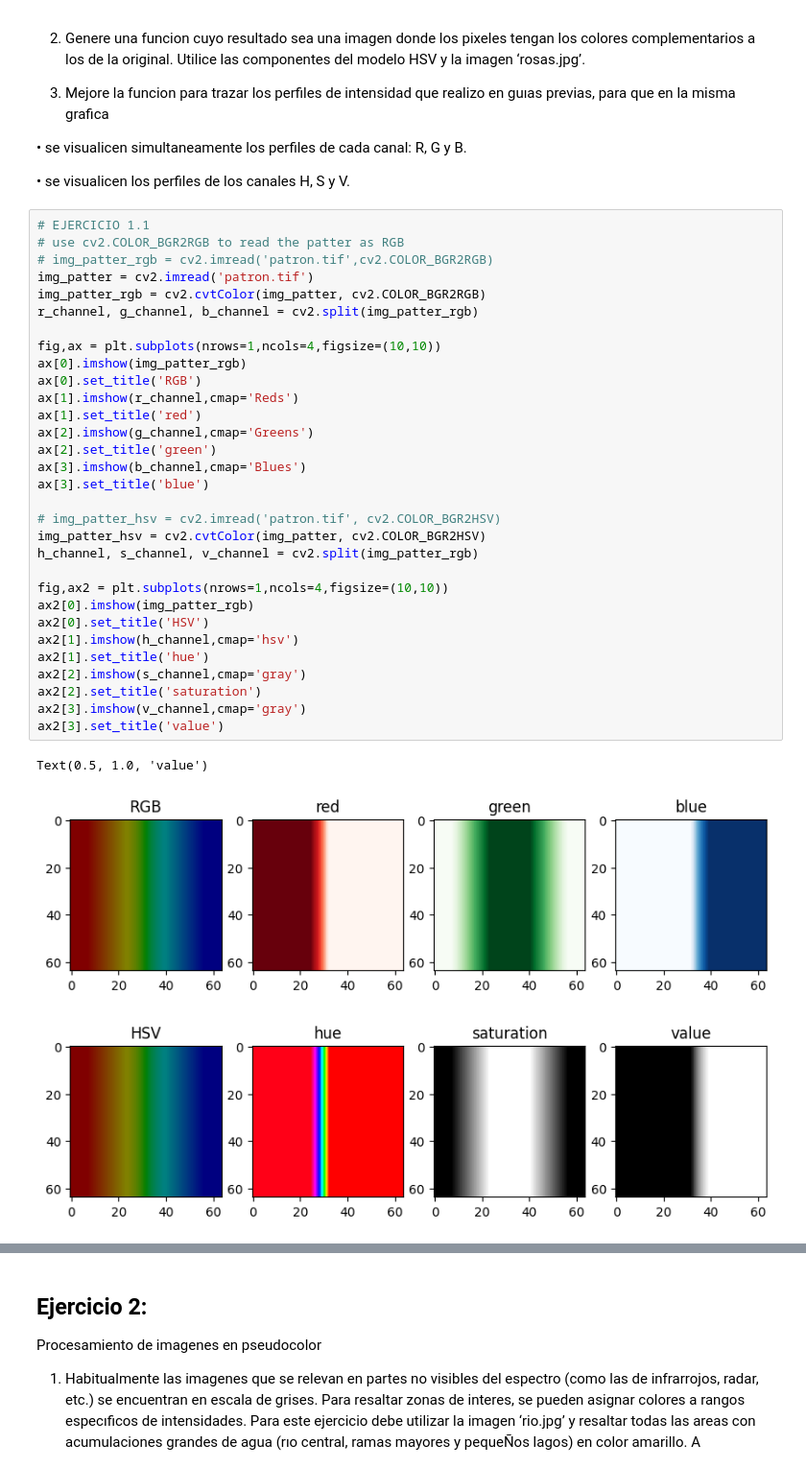
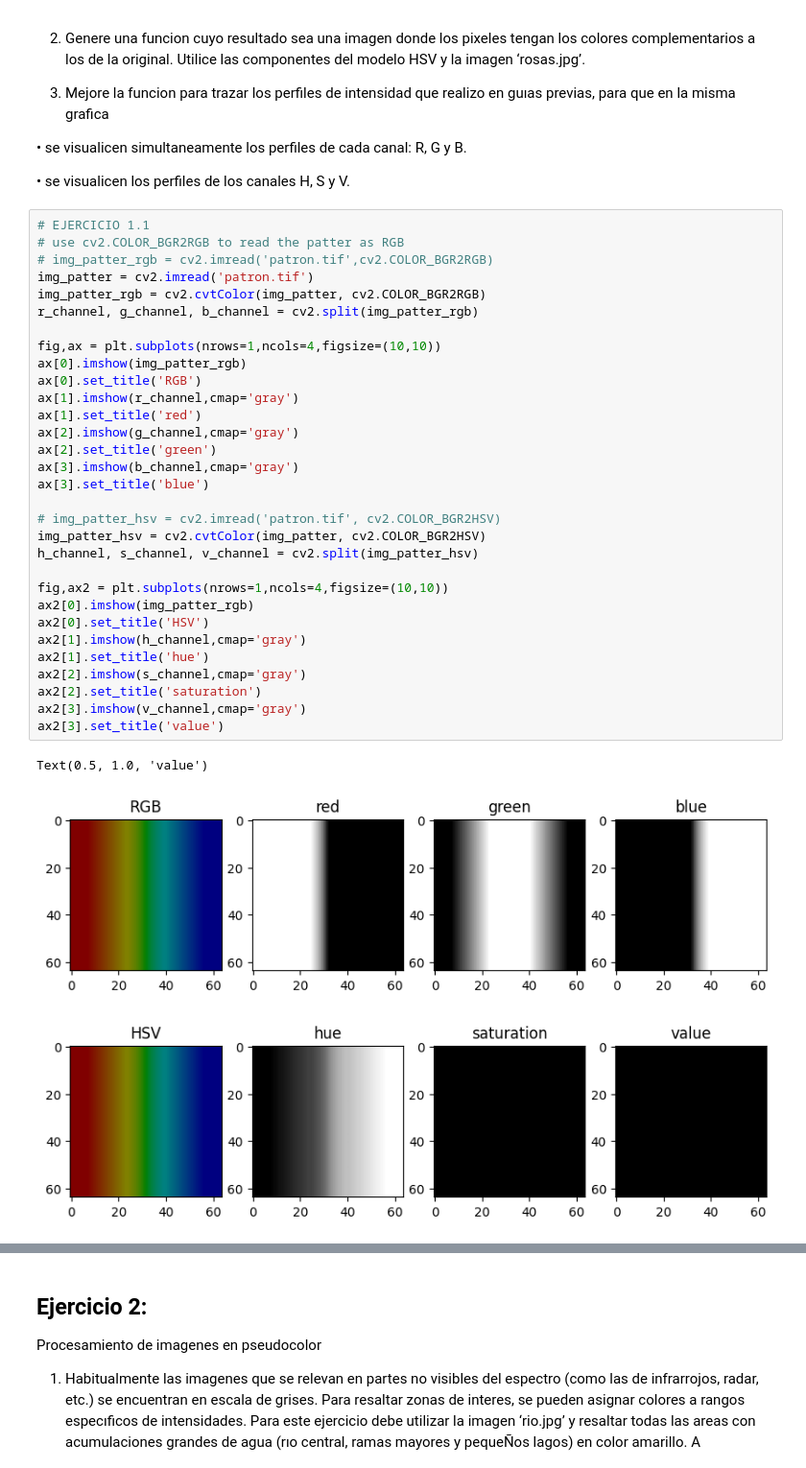
Before and after one commit to aguusandy/pdi-2024, a Jupyter notebook: Unidad4_PDI_color.ipynb, the cells around one changed output, grey strips where cells are left out. Shown at 96% size. Drawn from its saved outputs; the diff is of its cells as text.

```diff
--- a/Unidad4_PDI_color.ipynb
+++ b/Unidad4_PDI_color.ipynb
@@ -44,35 +44,35 @@ Modelos de color y analisis
 # %%
 # EJERCICIO 1.1
 # use cv2.COLOR_BGR2RGB to read the patter as RGB
 # img_patter_rgb = cv2.imread('patron.tif',cv2.COLOR_BGR2RGB)
 img_patter = cv2.imread('patron.tif')
 img_patter_rgb = cv2.cvtColor(img_patter, cv2.COLOR_BGR2RGB)
 r_channel, g_channel, b_channel = cv2.split(img_patter_rgb)
 
 fig,ax = plt.subplots(nrows=1,ncols=4,figsize=(10,10))
 ax[0].imshow(img_patter_rgb)
 ax[0].set_title('RGB')
-ax[1].imshow(r_channel,cmap='Reds')
+ax[1].imshow(r_channel,cmap='gray')
 ax[1].set_title('red')
-ax[2].imshow(g_channel,cmap='Greens')
+ax[2].imshow(g_channel,cmap='gray')
 ax[2].set_title('green')
-ax[3].imshow(b_channel,cmap='Blues')
+ax[3].imshow(b_channel,cmap='gray')
 ax[3].set_title('blue')
 
 # img_patter_hsv = cv2.imread('patron.tif', cv2.COLOR_BGR2HSV)
 img_patter_hsv = cv2.cvtColor(img_patter, cv2.COLOR_BGR2HSV)
-h_channel, s_channel, v_channel = cv2.split(img_patter_rgb)
+h_channel, s_channel, v_channel = cv2.split(img_patter_hsv)
 
 fig,ax2 = plt.subplots(nrows=1,ncols=4,figsize=(10,10))
 ax2[0].imshow(img_patter_rgb)
 ax2[0].set_title('HSV')
-ax2[1].imshow(h_channel,cmap='hsv')
+ax2[1].imshow(h_channel,cmap='gray')
 ax2[1].set_title('hue')
 ax2[2].imshow(s_channel,cmap='gray')
 ax2[2].set_title('saturation')
 ax2[3].imshow(v_channel,cmap='gray')
 ax2[3].set_title('value')
 # %% [output]
 Text(0.5, 1.0, 'value')
-[figure, old version]
+[figure, new version]
-[figure, old version]
+[figure, new version]
```
Also changed, not shown: parts of 22 cells of this notebook.
